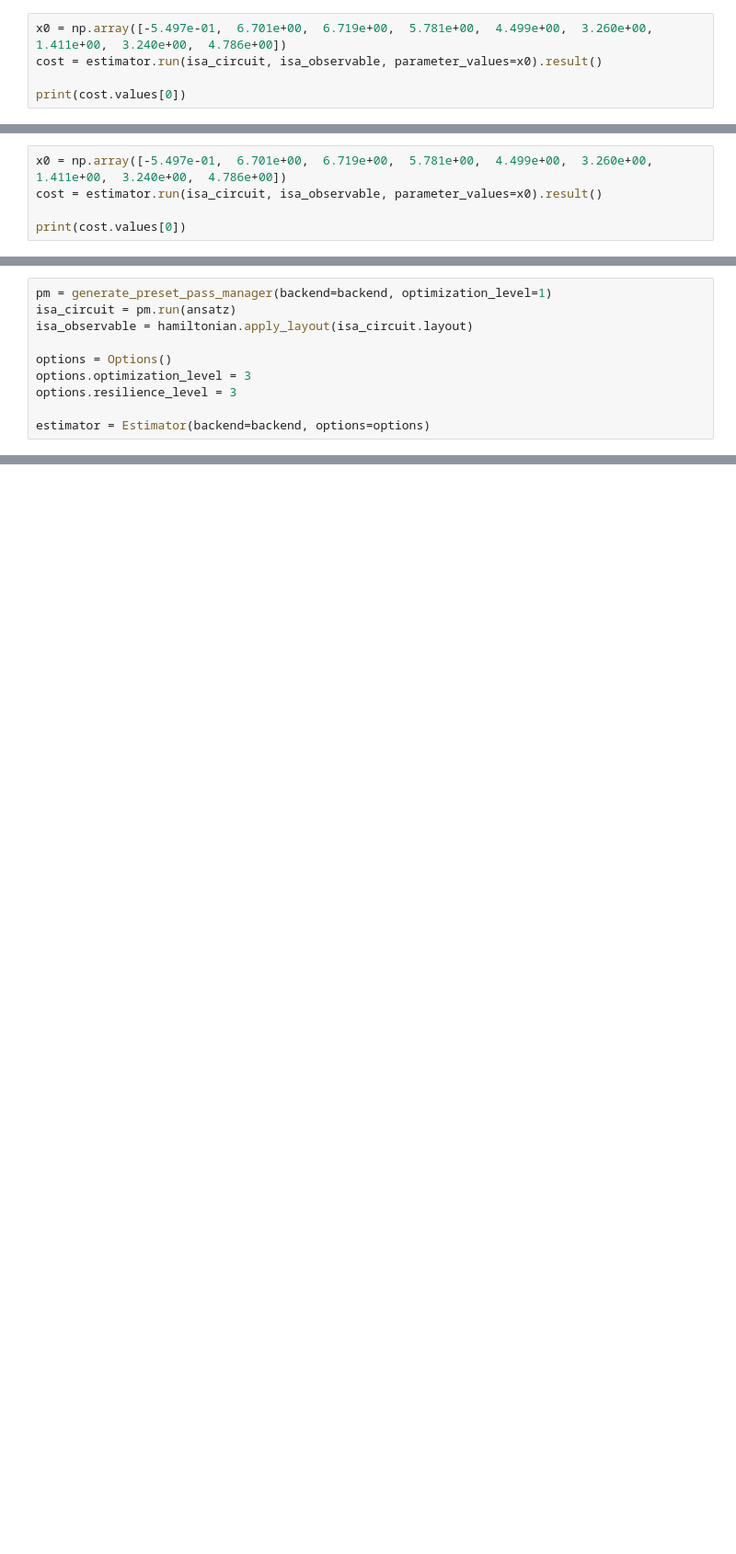
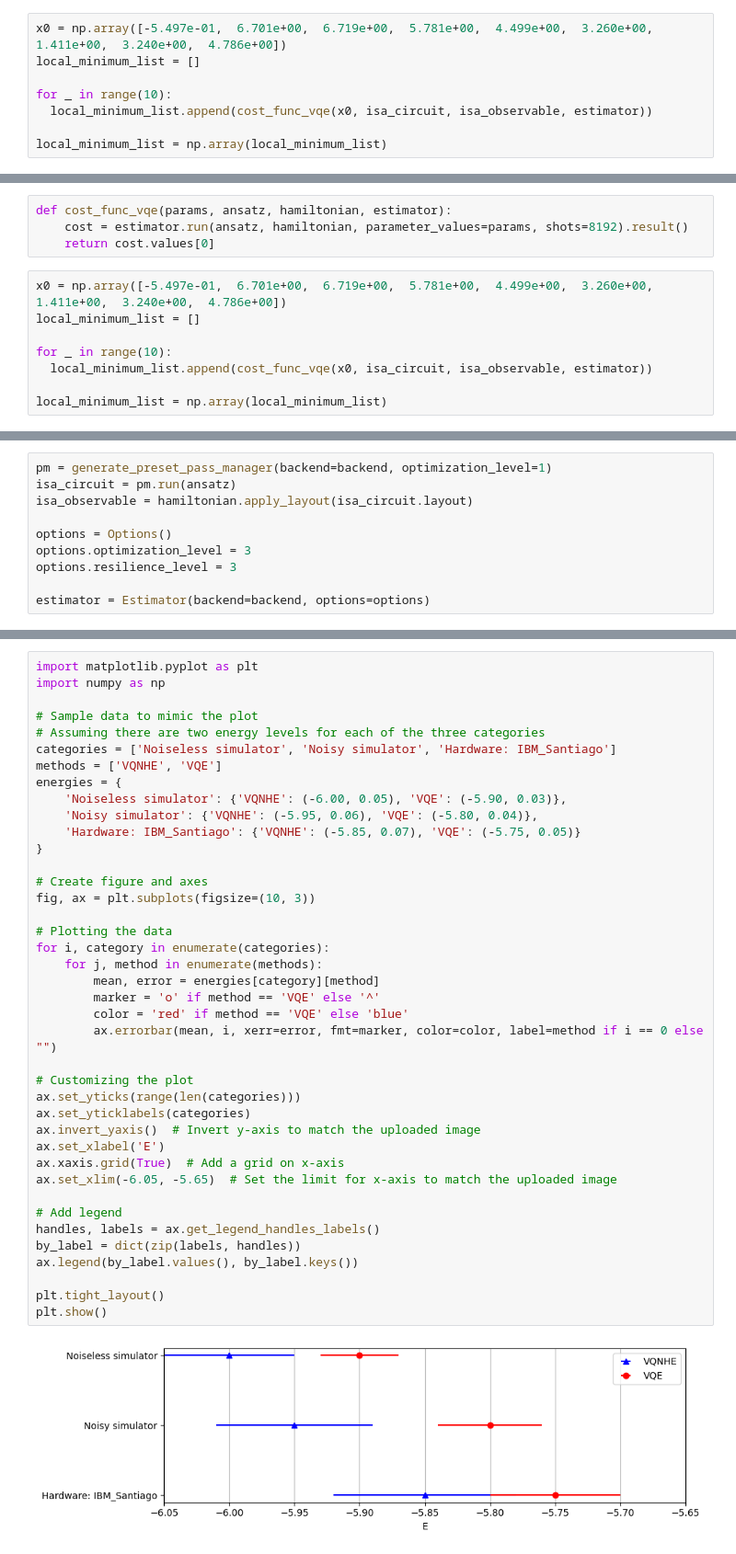
Before and after one commit to BrainConnection/Quantum_Algorithm, a Jupyter notebook: 1. TFIM VQE.ipynb, the cells around one changed output, grey strips where cells are left out. Shown at 92% size. Cells and saved outputs as stored; diff of their text form; blank space fills up the shorter version.

```diff
--- a/1. TFIM VQE.ipynb
+++ b/1. TFIM VQE.ipynb
@@ -1769,5 +1778,8 @@ estimator = Estimator(backend=backend, options=options)
 # %%
 x0 = np.array([-5.497e-01,  6.701e+00,  6.719e+00,  5.781e+00,  4.499e+00,  3.260e+00,  1.411e+00,  3.240e+00,  4.786e+00])
-cost = estimator.run(isa_circuit, isa_observable, parameter_values=x0).result()
+local_minimum_list = []
 
-print(cost.values[0])
+for _ in range(10):
+  local_minimum_list.append(cost_func_vqe(x0, isa_circuit, isa_observable, estimator))
+
+local_minimum_list = np.array(local_minimum_list)
@@ -1846,8 +1854,15 @@ options.optimization_level = 3
 options.resilience_level = 2
 
 estimator = Estimator(backend=backend, options=options)
+# %%
+def cost_func_vqe(params, ansatz, hamiltonian, estimator):
+    cost = estimator.run(ansatz, hamiltonian, parameter_values=params, shots=8192).result()
+    return cost.values[0]
 # %%
 x0 = np.array([-5.497e-01,  6.701e+00,  6.719e+00,  5.781e+00,  4.499e+00,  3.260e+00,  1.411e+00,  3.240e+00,  4.786e+00])
-cost = estimator.run(isa_circuit, isa_observable, parameter_values=x0).result()
+local_minimum_list = []
 
-print(cost.values[0])
+for _ in range(10):
+  local_minimum_list.append(cost_func_vqe(x0, isa_circuit, isa_observable, estimator))
+
+local_minimum_list = np.array(local_minimum_list)
@@ -1935,0 +1956,42 @@ print(cost.values[0])
+# %%
+import matplotlib.pyplot as plt
+import numpy as np
+
+# Sample data to mimic the plot
+# Assuming there are two energy levels for each of the three categories
+categories = ['Noiseless simulator', 'Noisy simulator', 'Hardware: IBM_Santiago']
+methods = ['VQNHE', 'VQE']
+energies = {
+    'Noiseless simulator': {'VQNHE': (-6.00, 0.05), 'VQE': (-5.90, 0.03)},
+    'Noisy simulator': {'VQNHE': (-5.95, 0.06), 'VQE': (-5.80, 0.04)},
+    'Hardware: IBM_Santiago': {'VQNHE': (-5.85, 0.07), 'VQE': (-5.75, 0.05)}
+}
+
+# Create figure and axes
+fig, ax = plt.subplots(figsize=(10, 3))
+
+# Plotting the data
+for i, category in enumerate(categories):
+    for j, method in enumerate(methods):
+        mean, error = energies[category][method]
+        marker = 'o' if method == 'VQE' else '^'
+        color = 'red' if method == 'VQE' else 'blue'
+        ax.errorbar(mean, i, xerr=error, fmt=marker, color=color, label=method if i == 0 else "")
+
+# Customizing the plot
+ax.set_yticks(range(len(categories)))
+ax.set_yticklabels(categories)
+ax.invert_yaxis()  # Invert y-axis to match the uploaded image
+ax.set_xlabel('E')
+ax.xaxis.grid(True)  # Add a grid on x-axis
+ax.set_xlim(-6.05, -5.65)  # Set the limit for x-axis to match the uploaded image
+
+# Add legend
+handles, labels = ax.get_legend_handles_labels()
+by_label = dict(zip(labels, handles))
+ax.legend(by_label.values(), by_label.keys())
+
+plt.tight_layout()
+plt.show()
+# %% [output]
+[figure, added]
```
Also changed, not shown: parts of 20 cells of this notebook.
